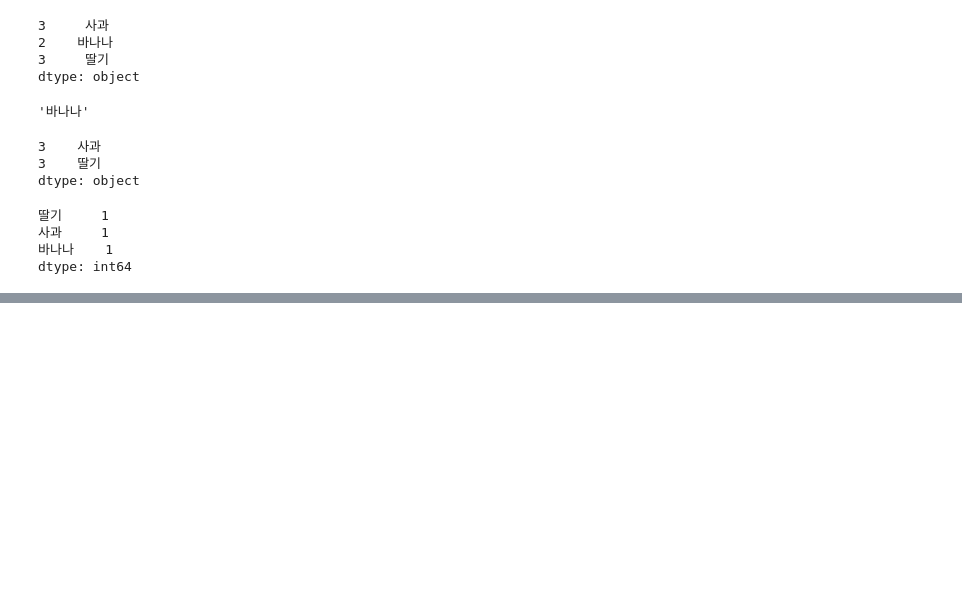
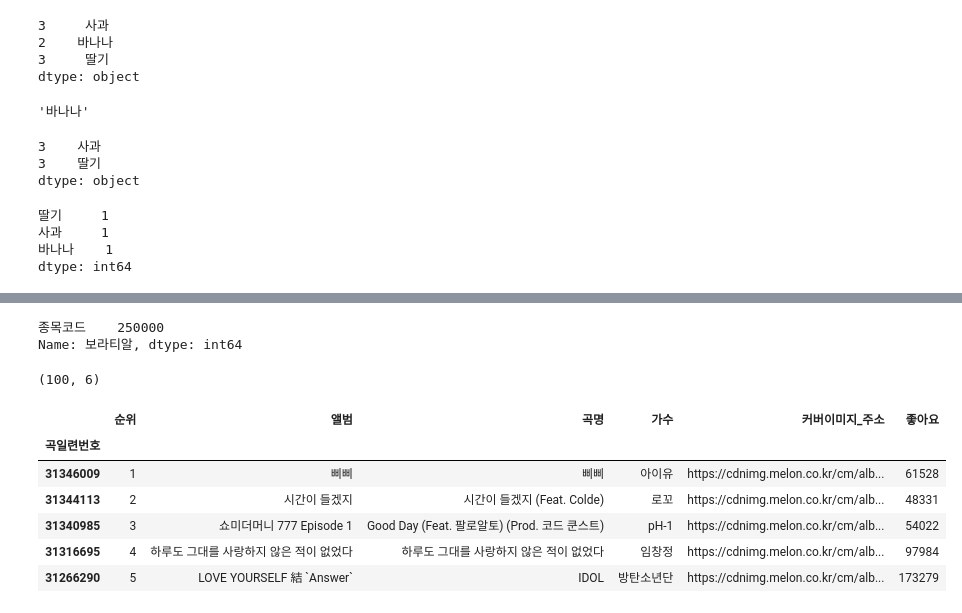
Before and after one commit to CodingSta/demo-lge-201811, a Jupyter notebook: 2일차 - Pandas.ipynb, the cells around one changed output, grey strips where cells are left out. Drawn from its saved outputs; the diff is of its cells as text; code cells hidden in the pictures; blank space fills up the shorter version.

```diff
--- a/2일차 - Pandas.ipynb
+++ b/2일차 - Pandas.ipynb
@@ -140,0 +159,18 @@ dtype: int64
+# %%
+df.loc['보라티알']
+# %% [output]
+종목코드    250000
+Name: 보라티알, dtype: int64
+# %%
+df = pd.read_csv("https://goo.gl/iDUKrL", index_col="곡일련번호")
+print(df.shape)
+df.head()
+# %% [output]
+(100, 6)
+|  | 순위 | 앨범 | 곡명 | 가수 | 커버이미지_주소 | 좋아요 |
+| 곡일련번호 |  |  |  |  |  |  |
+| 31346009 | 1 | 삐삐 | 삐삐 | 아이유 | https://cdnimg.melon.co.kr/cm/alb... | 61528 |
+| 31344113 | 2 | 시간이 들겠지 | 시간이 들겠지 (Feat. Colde) | 로꼬 | https://cdnimg.melon.co.kr/cm/alb... | 48331 |
+| 31340985 | 3 | 쇼미더머니 777 Episode 1 | Good Day (Feat. 팔로알토) (Prod. 코드 쿤스트) | pH-1 | https://cdnimg.melon.co.kr/cm/alb... | 54022 |
+| 31316695 | 4 | 하루도 그대를 사랑하지 않은 적이 없었다 | 하루도 그대를 사랑하지 않은 적이 없었다 | 임창정 | https://cdnimg.melon.co.kr/cm/alb... | 97984 |
+| 31266290 | 5 | LOVE YOURSELF 結 `Answer` | IDOL | 방탄소년단 | https://cdnimg.melon.co.kr/cm/alb... | 173279 |
```
Also changed, not shown: parts of 8 cells of this notebook.
